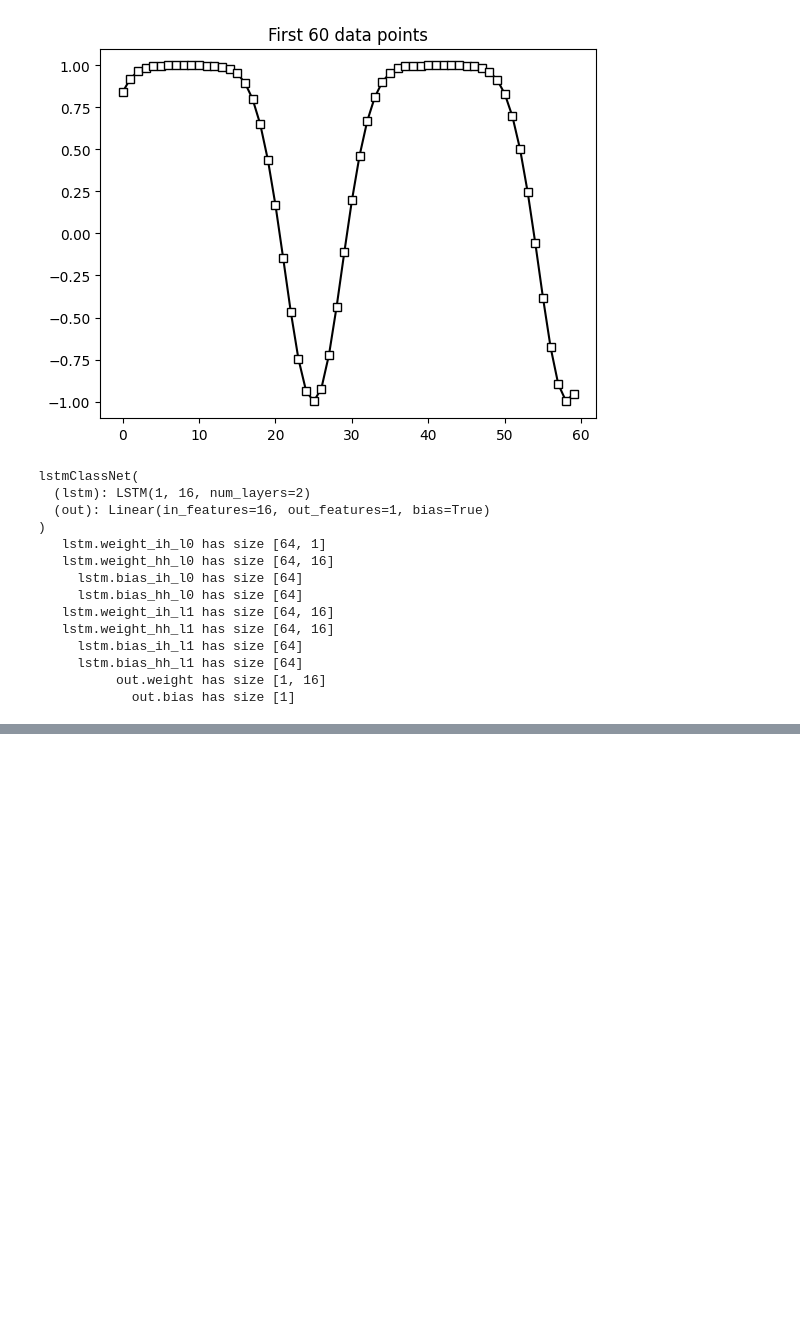
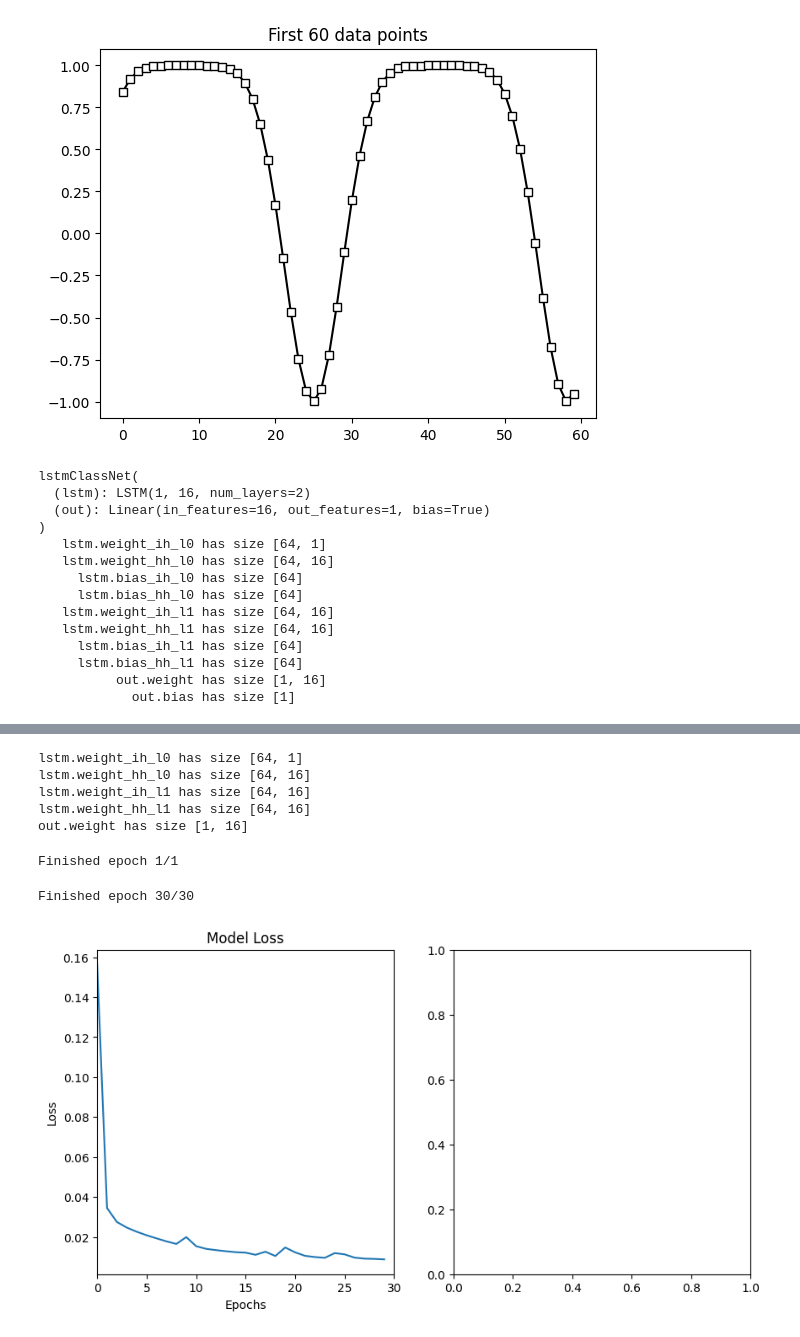
Before and after one commit to elmoghany/DL-LSTM-PyTorch-Sine-Wave-Extrapolation, a Jupyter notebook: DL-LSTM-PyTorch-Sine-Wave-Extrapolation.ipynb, the cells around one changed output, grey strips where cells are left out. Saved outputs shown, nothing was run; the diff lists cells and outputs as text; code cells hidden in the pictures; blank space fills up the shorter version.

Commit message:
model & train

```diff
--- a/DL-LSTM-PyTorch-Sine-Wave-Extrapolation.ipynb
+++ b/DL-LSTM-PyTorch-Sine-Wave-Extrapolation.ipynb
@@ -41,7 +42,7 @@ def createTheNet(printtoggle, input_size, num_hidden, num_layers, bias, batchsiz
             # # # ----- linear layer ------ # # #
             self.out = nn.Linear(num_hidden, 1)
 
-        def forward(self,x):
+        def forward(self,x,h):
 
             # removed init of hidden for rnn
             # hidden = torch.zeros(self.num_layers, self.batchsize, self.num_hidden)
@@ -49,7 +50,7 @@ def createTheNet(printtoggle, input_size, num_hidden, num_layers, bias, batchsiz
 
             # run through the RNN layer
             # y,hidden = self.rnn(x, hidden)
-            y,hidden = self.lstm(x)
+            y,hidden = self.lstm(x,h)
             if self.printT: print(f'RNN-out: {list(y.shape)}')
             if self.printT: print(f'RNN-Hidden: {list(hidden[0].shape)}')
             if self.printT: print(f'RNN-Cell: {list(hidden[1].shape)}')
@@ -62,7 +63,7 @@ def createTheNet(printtoggle, input_size, num_hidden, num_layers, bias, batchsiz
 
     modelInstance = lstmClassNet(input_size, num_hidden, num_layers, bias, batchsize)
 
-    lossfun = nn.BCEWithLogitsLoss()
+    lossfun = nn.MSELoss()
 
     optimizer = torch.optim.Adam(modelInstance.parameters(), lr=0.001)
 
@@ -141,0 +149,12 @@ Output: [60, 1, 1]
+# %%
+# checl the learned parameters & their sizes
+for p in net2.named_parameters():
+    if 'weight' in p[0]:
+        print(f'{p[0]} has size {list(p[1].shape)}')
+        # size of weight matrix = w_li + w_if + w_ig + w_io = 4*hidden-size*Input-size
+# %% [output]
+lstm.weight_ih_l0 has size [64, 1]
+lstm.weight_hh_l0 has size [64, 16]
+lstm.weight_ih_l1 has size [64, 16]
+lstm.weight_hh_l1 has size [64, 16]
+out.weight has size [1, 16]
@@ -141,0 +220,36 @@ Output: [60, 1, 1]
+# %%
+# Test the training code that it has NO ERRORS
+epochs=1
+myModelInstance2, lossfun2, optimizer2 = createTheNet(False, input_size, num_hidden, num_layers, bias, batchsize)
+trainAcc2, trainLoss2, trainedModel2 = trainTheModel(myModelInstance2, lossfun2, optimizer2, epochs)
+# %% [output]
+Finished epoch 1/1
+# %%
+# Train the Model
+myModelInstance, lossfun, optimizer = createTheNet(False, input_size, num_hidden, num_layers, bias, batchsize)
+trainAcc, trainLoss, trainedModel = trainTheModel(myModelInstance, lossfun, optimizer)
+# %% [output]
+Finished epoch 30/30
+# %%
+fig,ax = plt.subplots(1,2,figsize=(10,5))
+
+ax[0].plot(trainLoss, label='Train')
+# ax[0].plot(testLoss, label='Dev')
+# ax[0].legend()
+ax[0].set_xlabel('Epochs')
+ax[0].set_ylabel('Loss')
+ax[0].set_title('Model Loss')
+ax[0].set_xlim([0,30])
+
+# ax[1].plot(trainAcc, 'm^-', markerfacecolor='g', markersize=15, label='Train')
+# # ax[1].plot(testAcc, label='Test')
+# ax[1].legend()
+# ax[1].set_xlabel('Epochs')
+# ax[1].set_ylabel('Accuracy')
+# ax[1].set_title(f'Train sign accuracy {trainAcc[-1]:.2f}%')
+# ax[1].set_ylim([0,110])
+# ax[1].set_xlim([0,30])
+
+plt.show()
+# %% [output]
+[figure, added]
```
Also changed, not shown: parts of 4 cells of this notebook.
